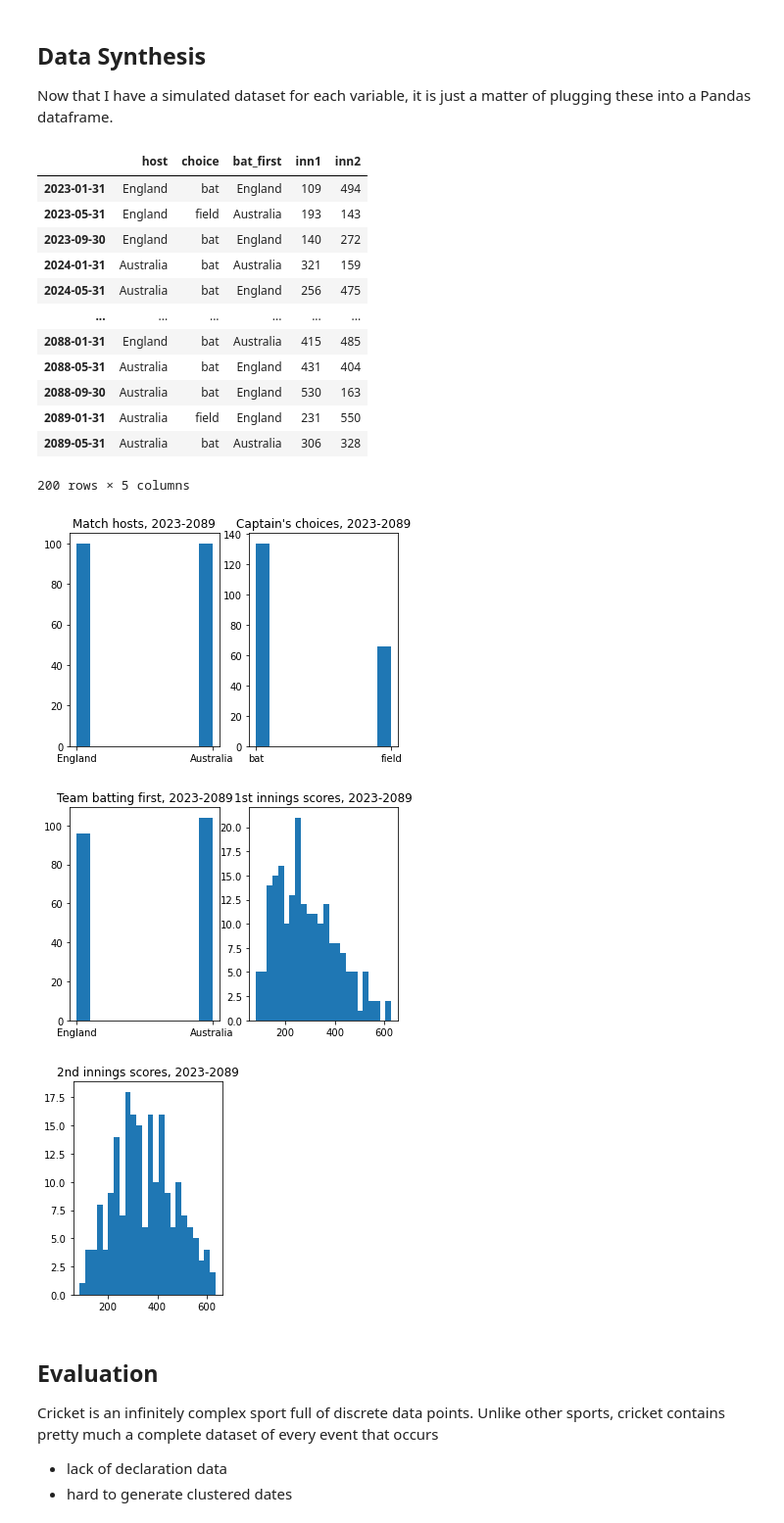
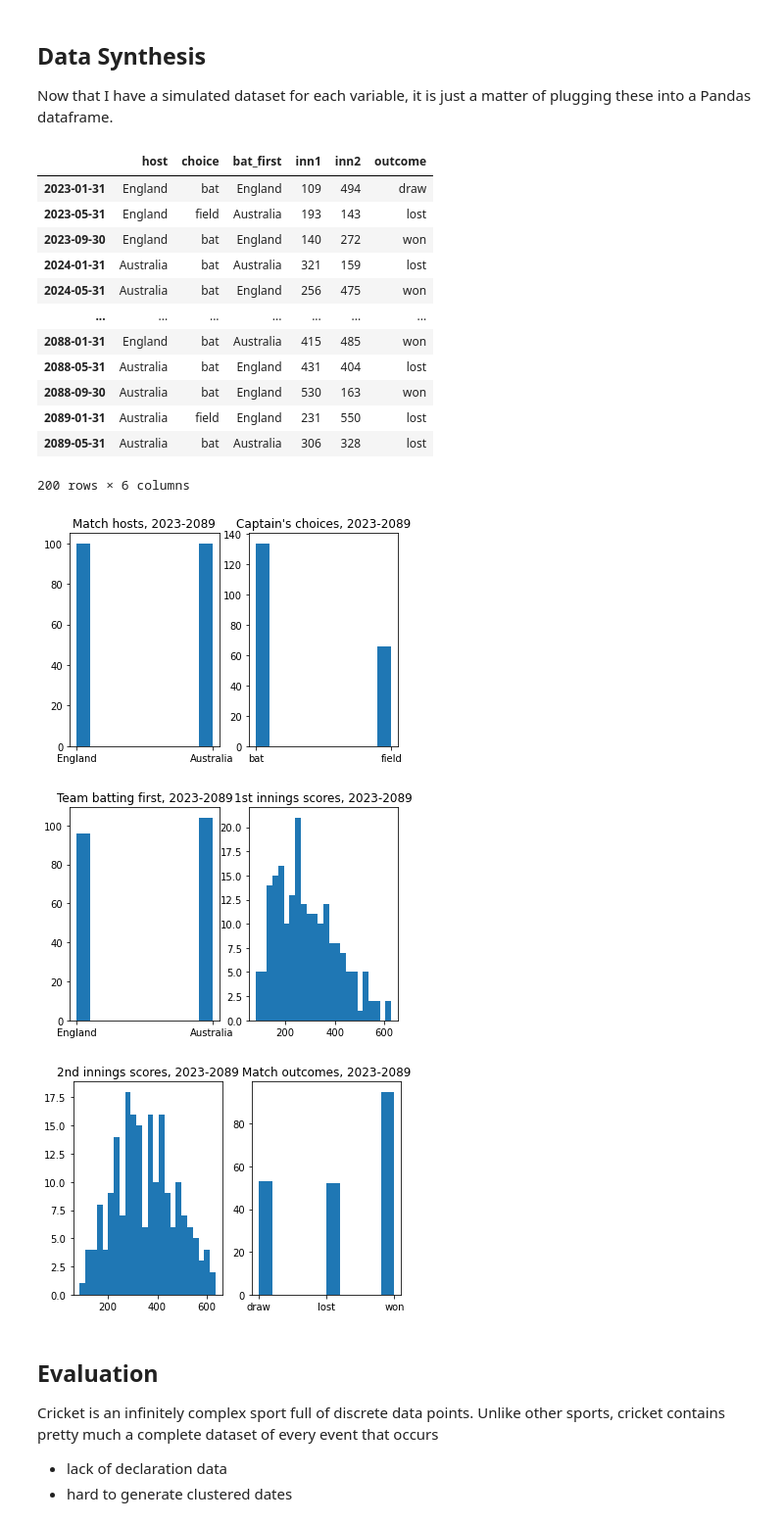
Before and after one commit to kiehozero/atu-progda-assignment, a Jupyter notebook: assignment.ipynb, the cells around one changed output. Shown: that part at 98% size. Cells and saved outputs as stored; diff of their text form; code cells hidden in the pictures.

Commit message:
Completion of simulations, removal of winner as it is a dependent variable

```diff
--- a/assignment.ipynb
+++ b/assignment.ipynb
@@ -183,11 +184,22 @@ plt.hist(ash['outcome'])
 plt.title("Teams batting first, Eng. vs Aus. since 1970")
 plt.show()
 
+# weighted randomly-generated data for simulated England vs Australia matches, based on PyNative tutorial
+# referenced in the README
 
-# ADD SIMULATED DATA MULTINOMIAL
-
+# 3 outcomes: win, draw and loss
+outcomes = 3
 # re-interating number of tests we wish to simulate
 tests = 200
+# probability of each outcome in the extracted data, these must sum to 1
+pval = [0.42, 0.25, 0.33] # done in win-draw-loss order
+sim_outcome = np.random.choice(outcomes, size=tests, p=pval)
+vals, counts = np.unique(sim_outcome, return_counts=True)
+plt.bar(vals, counts)
+plt.title("Eng. vs Aus. match outcome simulation")
+# replace x-axis values with names
+plt.xticks(vals, result)
+plt.show()
 # %% [output]
 [figure]
 [figure]
@@ -301,10 +308,10 @@ sim_choice
 sim_bat_first
 sim_first
 sim_second
-# sim_winner
-# sim_outcome
+sim_outcome
 
-# I've added some random dates here rather than attempting to cluster them
+# I've added some random dates here rather than attempting to cluster them. Ideally I would create five dates
+# over a period of five weeks, then create another 18 to 24 months later to mimick the series itself
 dates = pd.date_range(start='1/1/2023', periods=200, freq='4M')
 
 length = len(dates)
@@ -315,8 +322,7 @@ sim['choice'] = sim_choice
 sim['bat_first'] = sim_bat_first
 sim['inn1'] = sim_first
 sim['inn2'] = sim_second
-# sim['winner'] = sim_winner
-# sim['outcome'] = sim_outcome
+sim['outcome'] = sim_outcome
 
 # replace values, code from Datagy.io tutorial in references
 sim['host'] = sim['host'].replace(to_replace=0, value='Australia')
@@ -325,66 +331,58 @@ sim['choice'] = sim['choice'].replace(to_replace=0, value='bat')
 sim['choice'] = sim['choice'].replace(to_replace=1, value='field')
 sim['bat_first'] = sim['bat_first'].replace(to_replace=0, value='Australia')
 sim['bat_first'] = sim['bat_first'].replace(to_replace=1, value='England')
-# sim['winner'] = sim['winner'].replace(to_replace=0, value='Australia')
-# sim['winner'] = sim['winner'].replace(to_replace=1, value='draw')
-# sim['winner'] = sim['winner'].replace(to_replace=2, value='England')
-# sim['outcome'] = sim['outcome'].replace(to_replace=0, value='won')
-# sim['outcome'] = sim['outcome'].replace(to_replace=1, value='draw')
-# sim['outcome'] = sim['outcome'].replace(to_replace=2, value='lost')
+sim['outcome'] = sim['outcome'].replace(to_replace=0, value='won')
+sim['outcome'] = sim['outcome'].replace(to_replace=1, value='draw')
+sim['outcome'] = sim['outcome'].replace(to_replace=2, value='lost')
 
 # convert items to integers, see Geeksforgeeks tutorial in references
 sim['inn1'] = sim['inn1'].astype(int)
 sim['inn2'] = sim['inn2'].astype(int)
 sim
 # %% [output]
-|  | host | choice | bat_first | inn1 | inn2 |
-| 2023-01-31 | England | bat | England | 109 | 494 |
-| 2023-05-31 | England | field | Australia | 193 | 143 |
-| 2023-09-30 | England | bat | England | 140 | 272 |
-| 2024-01-31 | Australia | bat | Australia | 321 | 159 |
-| 2024-05-31 | Australia | bat | England | 256 | 475 |
-| ... | ... | ... | ... | ... | ... |
-| 2088-01-31 | England | bat | Australia | 415 | 485 |
-| 2088-05-31 | Australia | bat | England | 431 | 404 |
-| 2088-09-30 | Australia | bat | England | 530 | 163 |
-| 2089-01-31 | Australia | field | England | 231 | 550 |
-| 2089-05-31 | Australia | bat | Australia | 306 | 328 |
+|  | host | choice | bat_first | inn1 | inn2 | outcome |
+| 2023-01-31 | England | bat | England | 109 | 494 | draw |
+| 2023-05-31 | England | field | Australia | 193 | 143 | lost |
+| 2023-09-30 | England | bat | England | 140 | 272 | won |
+| 2024-01-31 | Australia | bat | Australia | 321 | 159 | lost |
+| 2024-05-31 | Australia | bat | England | 256 | 475 | won |
+| ... | ... | ... | ... | ... | ... | ... |
+| 2088-01-31 | England | bat | Australia | 415 | 485 | won |
+| 2088-05-31 | Australia | bat | England | 431 | 404 | lost |
+| 2088-09-30 | Australia | bat | England | 530 | 163 | won |
+| 2089-01-31 | Australia | field | England | 231 | 550 | lost |
+| 2089-05-31 | Australia | bat | Australia | 306 | 328 | lost |
-200 rows × 5 columns
+200 rows × 6 columns
 # %%
 # plots of variables to check
 
 plt.subplot(1,2,1)
 plt.hist(sim['host'])
 plt.title("Match hosts, 2023-2089")
 plt.subplot(1,2,2)
 plt.hist(sim['choice'])
 plt.title("Captain's choices, 2023-2089")
 plt.show()
 
 plt.subplot(1,2,1)
 plt.hist(sim['bat_first'])
 plt.title("Team batting first, 2023-2089")
 plt.subplot(1,2,2)
 plt.hist(sim['inn1'], bins=24)
 plt.title("1st innings scores, 2023-2089")
 plt.show()
 
 plt.subplot(1,2,1)
 plt.hist(sim['inn2'], bins=24)
 plt.title("2nd innings scores, 2023-2089")
-# plt.subplot(1,2,2)
-# plt.hist(sim['winner'])
-# plt.title("Match winners, 2023-2089")
+plt.subplot(1,2,2)
+plt.hist(sim['outcome'])
+plt.title("Match outcomes, 2023-2089")
 plt.show()
-
-# plt.subplot(1,2,1)
-# plt.hist(sim['outcome'])
-# plt.title("Match outcomes, 2023-2089")
-plt.show()
 # %% [output]
 [figure]
 [figure]
-[figure, old version]
+[figure, new version]
 # %% [markdown]
 ## Evaluation
 
```
Also changed, not shown: parts of 7 cells of this notebook, 2 other files.
